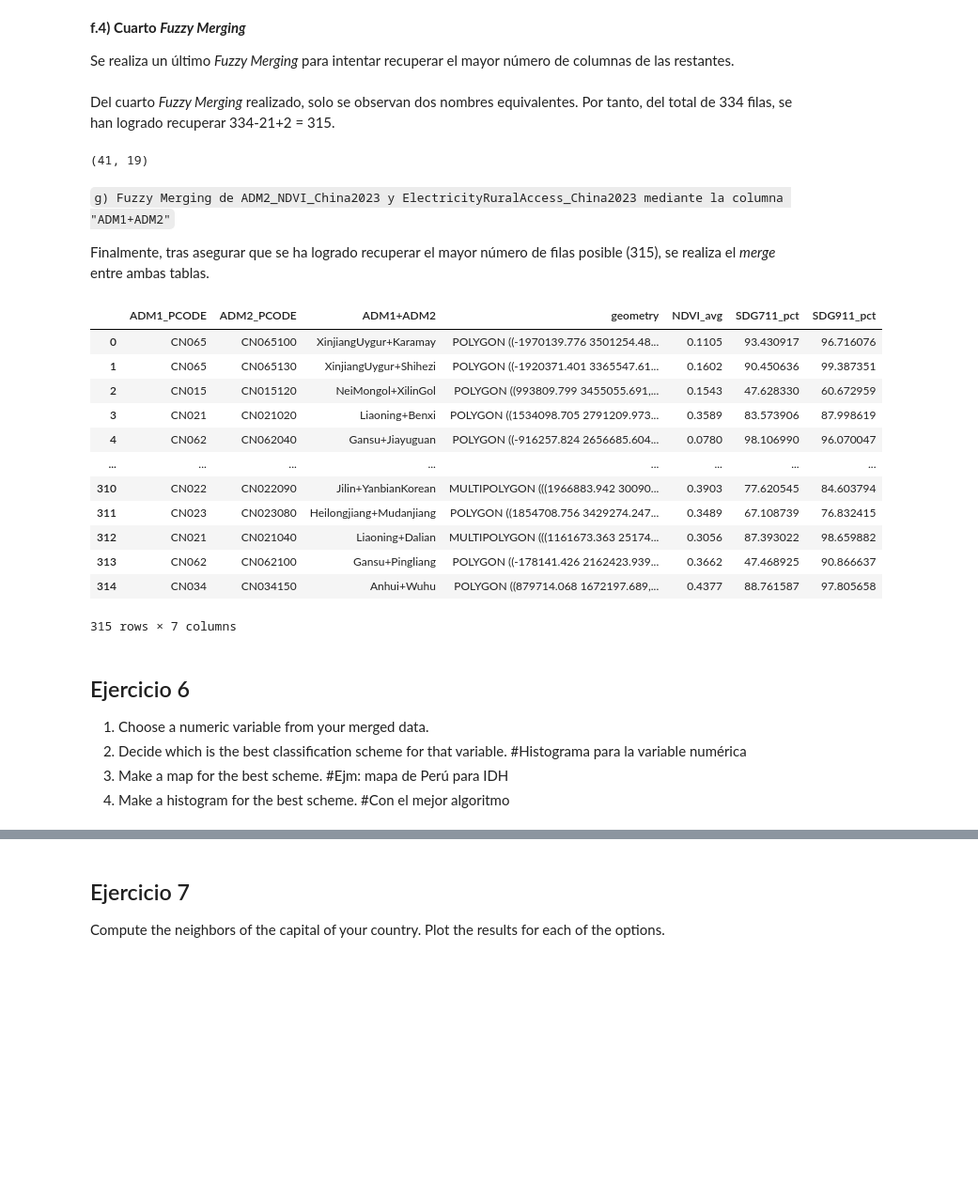
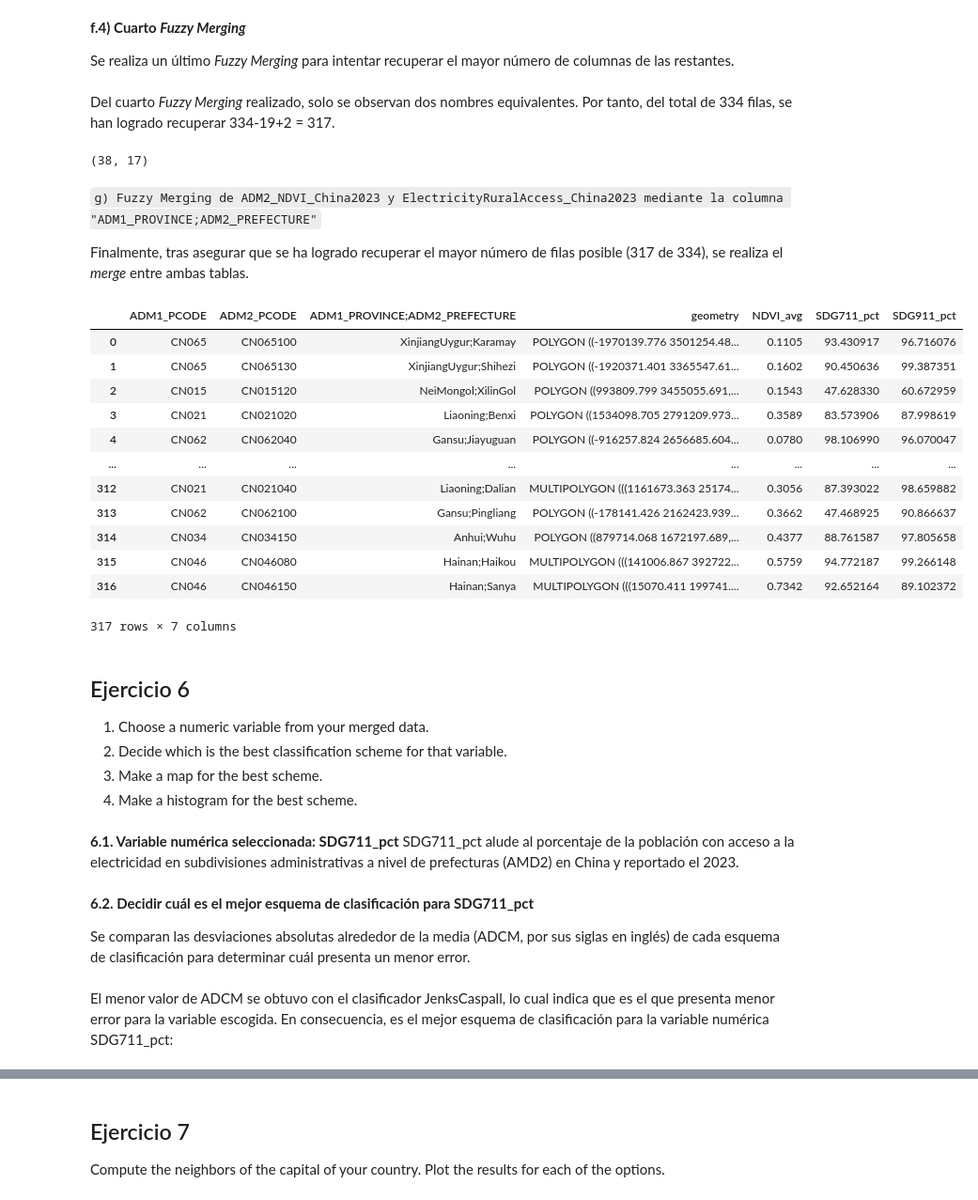
Before and after one commit to Ciencia-de-datos-espaciales-2023-2/Evaluacion4_2da-Parte_Mining_GeoDFs, a Jupyter notebook: Evaluación#4_2da-Parte_Mining_GeoDFs.ipynb, the cells around one changed output, grey strips where cells are left out. Shown at 94% size. Cells and saved outputs as stored; diff of their text form; code cells hidden in the pictures; blank space fills up the shorter version.

```diff
--- a/Evaluación#4_2da-Parte_Mining_GeoDFs.ipynb
+++ b/Evaluación#4_2da-Parte_Mining_GeoDFs.ipynb
@@ -157,6 +159,6 @@ Antes de realizar el fuzzy merge, se determinó el número de valores de "ADM1+A
 # %%
-ADM2_NDVI_set = set(ADM2_NDVI_China2023["ADM1+ADM2"].to_list())
-ElectricityRuralAccess_set = set(ElectricityRuralAccess_China2023["ADM1+ADM2"].to_list())
+ADM2_NDVI_set = set(ADM2_NDVI_China2023["ADM1_PROVINCE;ADM2_PREFECTURE"].to_list())
+ElectricityRuralAccess_set = set(ElectricityRuralAccess_China2023["ADM1_PROVINCE;ADM2_PREFECTURE"].to_list())
 
 restaER_AN = ElectricityRuralAccess_set - ADM2_NDVI_set
 restaAN_ER = ADM2_NDVI_set - ElectricityRuralAccess_set
@@ -197,6 +199,6 @@ Aún hay 108 valores en la columna "ADM1+ADM2" en ADM2_NDVI_China2023 que no coi
 # %%
-ADM2_NDVI_set = set(ADM2_NDVI_China2023["ADM1+ADM2"].to_list())
-ElectricityRuralAccess_set = set(ElectricityRuralAccess_China2023["ADM1+ADM2"].to_list())
+ADM2_NDVI_set = set(ADM2_NDVI_China2023["ADM1_PROVINCE;ADM2_PREFECTURE"].to_list())
+ElectricityRuralAccess_set = set(ElectricityRuralAccess_China2023["ADM1_PROVINCE;ADM2_PREFECTURE"].to_list())
 
 restaER_AN_2 = ElectricityRuralAccess_set - ADM2_NDVI_set
 restaAN_ER_2 = ADM2_NDVI_set - ElectricityRuralAccess_set
@@ -238,6 +240,6 @@ El número de valores en la columna "ADM1+ADM2" en ADM2_NDVI_China2023 que no co
 # %%
-ADM2_NDVI_set = set(ADM2_NDVI_China2023["ADM1+ADM2"].to_list())
-ElectricityRuralAccess_set = set(ElectricityRuralAccess_China2023["ADM1+ADM2"].to_list())
+ADM2_NDVI_set = set(ADM2_NDVI_China2023["ADM1_PROVINCE;ADM2_PREFECTURE"].to_list())
+ElectricityRuralAccess_set = set(ElectricityRuralAccess_China2023["ADM1_PROVINCE;ADM2_PREFECTURE"].to_list())
 
 restaER_AN_3 = ElectricityRuralAccess_set - ADM2_NDVI_set
 restaAN_ER_3 = ADM2_NDVI_set - ElectricityRuralAccess_set
@@ -299,47 +301,54 @@ Se realiza un último *Fuzzy Merging* para intentar recuperar el mayor número d
 FuzzChanges4 = {x:fz.extractOne(x,restaER_AN_4) for x in sorted(restaAN_ER_4)
                 if fz.extractOne(x,restaER_AN_4)[1]>=50}
 # %% [markdown]
-Del cuarto *Fuzzy Merging* realizado, solo se observan dos nombres equivalentes. Por tanto, del total de 334 filas, se han logrado recuperar 334-21+2 = 315.
+Del cuarto *Fuzzy Merging* realizado, solo se observan dos nombres equivalentes. Por tanto, del total de 334 filas, se han logrado recuperar 334-19+2 = 317.
 # %%
-TotalChanges4 = {'SichuanProvince+LiangshanYiAutonomousPrefecture': 'Sichuan+LiangshanYi',
-                'InnerMongoliaAutonomousRegion+Ulanqab':'NeiMongol+UlaanChab'}
+TotalChanges4 = {'SichuanProvince;LiangshanYiAutonomousPrefecture': 'Sichuan;LiangshanYi',
+                'InnerMongoliaAutonomousRegion;Ulanqab':'NeiMongol;UlaanChab'}
 
-ADM2_NDVI_China2023["ADM1+ADM2"].replace(to_replace=TotalChanges4,inplace=True)
+ADM2_NDVI_China2023["ADM1_PROVINCE;ADM2_PREFECTURE"].replace(to_replace=TotalChanges4,inplace=True)
 # %%
-ADM2_NDVI_set = set(ADM2_NDVI_China2023["ADM1+ADM2"].to_list())
-ElectricityRuralAccess_set = set(ElectricityRuralAccess_China2023["ADM1+ADM2"].to_list())
+ADM2_NDVI_set = set(ADM2_NDVI_China2023["ADM1_PROVINCE;ADM2_PREFECTURE"].to_list())
+ElectricityRuralAccess_set = set(ElectricityRuralAccess_China2023["ADM1_PROVINCE;ADM2_PREFECTURE"].to_list())
 
 restaER_AN_5 = ElectricityRuralAccess_set - ADM2_NDVI_set
 restaAN_ER_5 = ADM2_NDVI_set - ElectricityRuralAccess_set
 
 len(restaER_AN_5), len(restaAN_ER_5)
 # %% [output]
-(41, 19)
+(38, 17)
 # %% [markdown]
-`g) Fuzzy Merging de ADM2_NDVI_China2023 y ElectricityRuralAccess_China2023 mediante la columna "ADM1+ADM2"`
+`g) Fuzzy Merging de ADM2_NDVI_China2023 y ElectricityRuralAccess_China2023 mediante la columna "ADM1_PROVINCE;ADM2_PREFECTURE"`
 
-Finalmente, tras asegurar que se ha logrado recuperar el mayor número de filas posible (315), se realiza el *merge* entre ambas tablas.
+Finalmente, tras asegurar que se ha logrado recuperar el mayor número de filas posible (317 de 334), se realiza el *merge* entre ambas tablas.
 # %%
-ADM2_NDVI_ER_China2023= ADM2_NDVI_China2023.merge(ElectricityRuralAccess_China2023, on = "ADM1+ADM2")
-ADM2_NDVI_ER_China2023
+Data_ADM2China2023= ADM2_NDVI_China2023.merge(ElectricityRuralAccess_China2023, on = "ADM1_PROVINCE;ADM2_PREFECTURE")
+Data_ADM2China2023
 # %% [output]
-|  | ADM1_PCODE | ADM2_PCODE | ADM1+ADM2 | geometry | NDVI_avg | SDG711_pct | SDG911_pct |
-| 0 | CN065 | CN065100 | XinjiangUygur+Karamay | POLYGON ((-1970139.776 3501254.48... | 0.1105 | 93.430917 | 96.716076 |
-| 1 | CN065 | CN065130 | XinjiangUygur+Shihezi | POLYGON ((-1920371.401 3365547.61... | 0.1602 | 90.450636 | 99.387351 |
-| 2 | CN015 | CN015120 | NeiMongol+XilinGol | POLYGON ((993809.799 3455055.691,... | 0.1543 | 47.628330 | 60.672959 |
-| 3 | CN021 | CN021020 | Liaoning+Benxi | POLYGON ((1534098.705 2791209.973... | 0.3589 | 83.573906 | 87.998619 |
-| 4 | CN062 | CN062040 | Gansu+Jiayuguan | POLYGON ((-916257.824 2656685.604... | 0.0780 | 98.106990 | 96.070047 |
+|  | ADM1_PCODE | ADM2_PCODE | ADM1_PROVINCE;ADM2_PREFECTURE | geometry | NDVI_avg | SDG711_pct | SDG911_pct |
+| 0 | CN065 | CN065100 | XinjiangUygur;Karamay | POLYGON ((-1970139.776 3501254.48... | 0.1105 | 93.430917 | 96.716076 |
+| 1 | CN065 | CN065130 | XinjiangUygur;Shihezi | POLYGON ((-1920371.401 3365547.61... | 0.1602 | 90.450636 | 99.387351 |
+| 2 | CN015 | CN015120 | NeiMongol;XilinGol | POLYGON ((993809.799 3455055.691,... | 0.1543 | 47.628330 | 60.672959 |
+| 3 | CN021 | CN021020 | Liaoning;Benxi | POLYGON ((1534098.705 2791209.973... | 0.3589 | 83.573906 | 87.998619 |
+| 4 | CN062 | CN062040 | Gansu;Jiayuguan | POLYGON ((-916257.824 2656685.604... | 0.0780 | 98.106990 | 96.070047 |
 | ... | ... | ... | ... | ... | ... | ... | ... |
-| 310 | CN022 | CN022090 | Jilin+YanbianKorean | MULTIPOLYGON (((1966883.942 30090... | 0.3903 | 77.620545 | 84.603794 |
-| 311 | CN023 | CN023080 | Heilongjiang+Mudanjiang | POLYGON ((1854708.756 3429274.247... | 0.3489 | 67.108739 | 76.832415 |
-| 312 | CN021 | CN021040 | Liaoning+Dalian | MULTIPOLYGON (((1161673.363 25174... | 0.3056 | 87.393022 | 98.659882 |
-| 313 | CN062 | CN062100 | Gansu+Pingliang | POLYGON ((-178141.426 2162423.939... | 0.3662 | 47.468925 | 90.866637 |
-| 314 | CN034 | CN034150 | Anhui+Wuhu | POLYGON ((879714.068 1672197.689,... | 0.4377 | 88.761587 | 97.805658 |
+| 312 | CN021 | CN021040 | Liaoning;Dalian | MULTIPOLYGON (((1161673.363 25174... | 0.3056 | 87.393022 | 98.659882 |
+| 313 | CN062 | CN062100 | Gansu;Pingliang | POLYGON ((-178141.426 2162423.939... | 0.3662 | 47.468925 | 90.866637 |
+| 314 | CN034 | CN034150 | Anhui;Wuhu | POLYGON ((879714.068 1672197.689,... | 0.4377 | 88.761587 | 97.805658 |
+| 315 | CN046 | CN046080 | Hainan;Haikou | MULTIPOLYGON (((141006.867 392722... | 0.5759 | 94.772187 | 99.266148 |
+| 316 | CN046 | CN046150 | Hainan;Sanya | MULTIPOLYGON (((15070.411 199741.... | 0.7342 | 92.652164 | 89.102372 |
-315 rows × 7 columns
+317 rows × 7 columns
 # %% [markdown]
 ## Ejercicio 6
 
 1. Choose a numeric variable from your merged data.
-2. Decide which is the  best classification scheme for that variable. #Histograma para la variable numérica
-3. Make a map for the best scheme. #Ejm: mapa de Perú para IDH
-4. Make a histogram for the best scheme. #Con el mejor algoritmo
+2. Decide which is the  best classification scheme for that variable.
+3. Make a map for the best scheme.
+4. Make a histogram for the best scheme.
+# %% [markdown]
+**6.1. Variable numérica seleccionada: SDG711_pct**
+SDG711_pct alude al porcentaje de la población con acceso a la electricidad en subdivisiones administrativas a nivel de prefecturas (AMD2) en China y reportado el 2023.
+# %% [markdown]
+**6.2. Decidir cuál es el mejor esquema de clasificación para SDG711_pct**
+
+Se comparan las desviaciones absolutas alrededor de la media (ADCM, por sus siglas en inglés) de cada esquema de clasificación para determinar cuál presenta un menor error.
@@ -345,0 +376,2 @@ ADM2_NDVI_ER_China2023
+# %% [markdown]
+El menor valor de ADCM se obtuvo con el clasificador JenksCaspall, lo cual indica que es el que presenta menor error para la variable escogida. En consecuencia, es el mejor esquema de clasificación para la variable numérica SDG711_pct:
```
Also changed, not shown: parts of 92 cells of this notebook, 1 other file.
